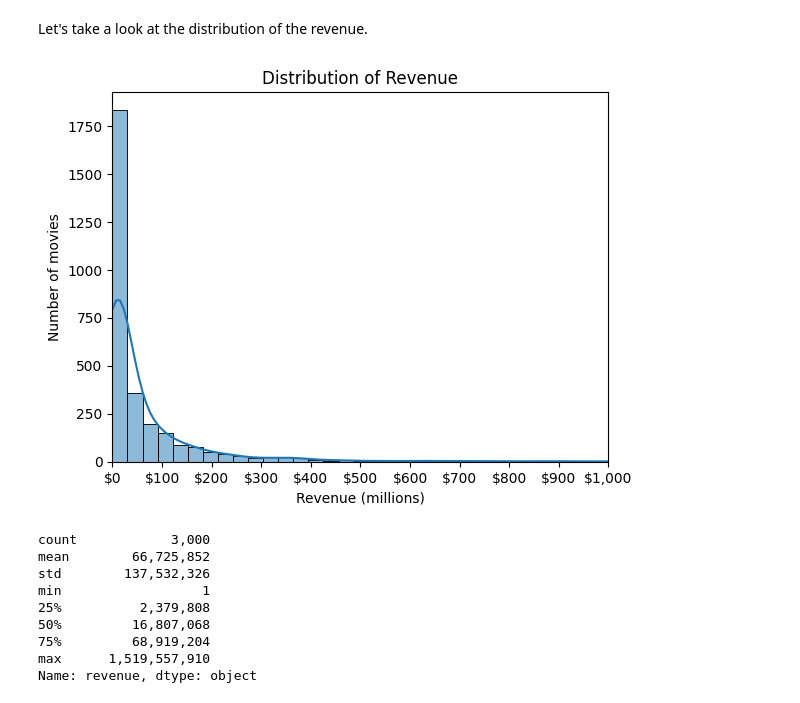
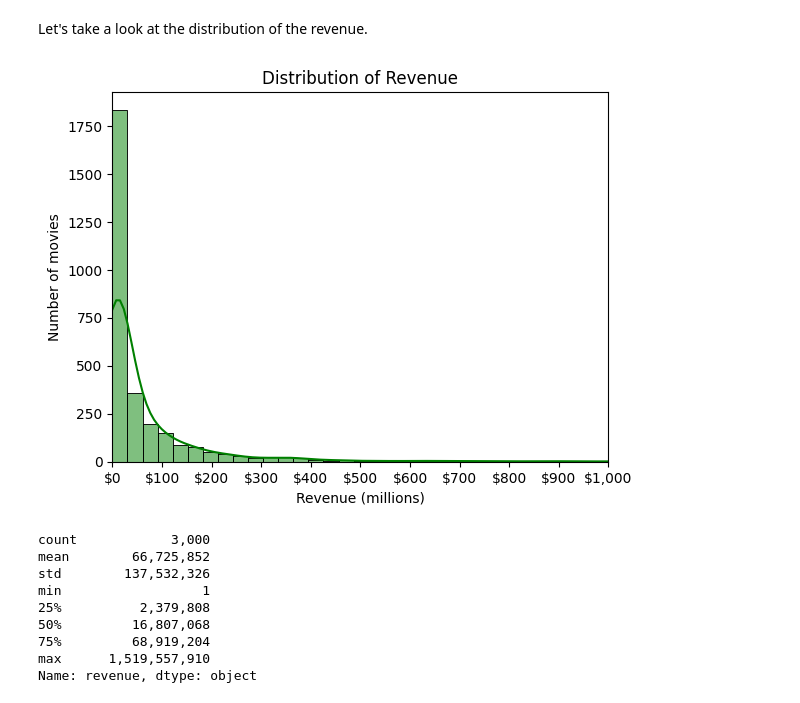
Before and after one commit to 1oannis/tmdb-machine-learning, a Jupyter notebook: tmdb.ipynb, the cells around one changed output. Drawn from its saved outputs; the diff is of its cells as text; code cells hidden in the pictures.

```diff
--- a/tmdb.ipynb
+++ b/tmdb.ipynb
@@ -106,15 +106,15 @@ plt.show()
 # %% [markdown]
 Let's take a look at the distribution of the revenue.
 # %%
-sns.histplot(train.revenue, bins=50, kde=True)
+sns.histplot(train.revenue, bins=50, kde=True, color='green')
 plt.xlabel('Revenue (millions)')
 plt.xticks([0, 100000000, 200000000, 300000000, 400000000, 500000000, 600000000, 700000000, 800000000, 900000000, 1000000000], ['$0', '$100', '$200', '$300', '$400', '$500', '$600', '$700', '$800', '$900', '$1,000'])
 plt.xlim(0, 1000000000)
 plt.ylabel('Number of movies')
 plt.title('Distribution of Revenue')
 plt.show()
 # %% [output]
-[figure, old version]
+[figure, new version]
 # %%
 train.revenue.describe().apply(lambda x: f'{x:,.0f}')
 # %% [output]
```
Also changed, not shown: parts of 12 cells of this notebook.
